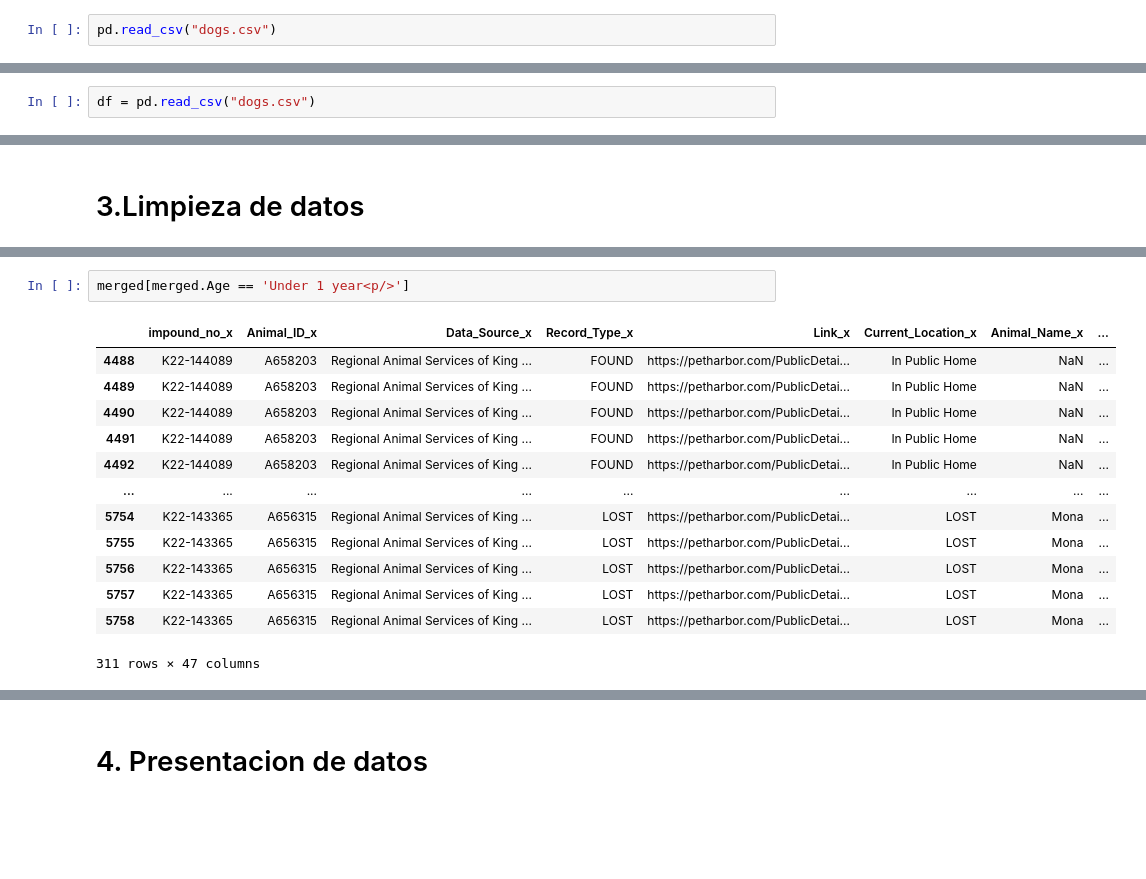
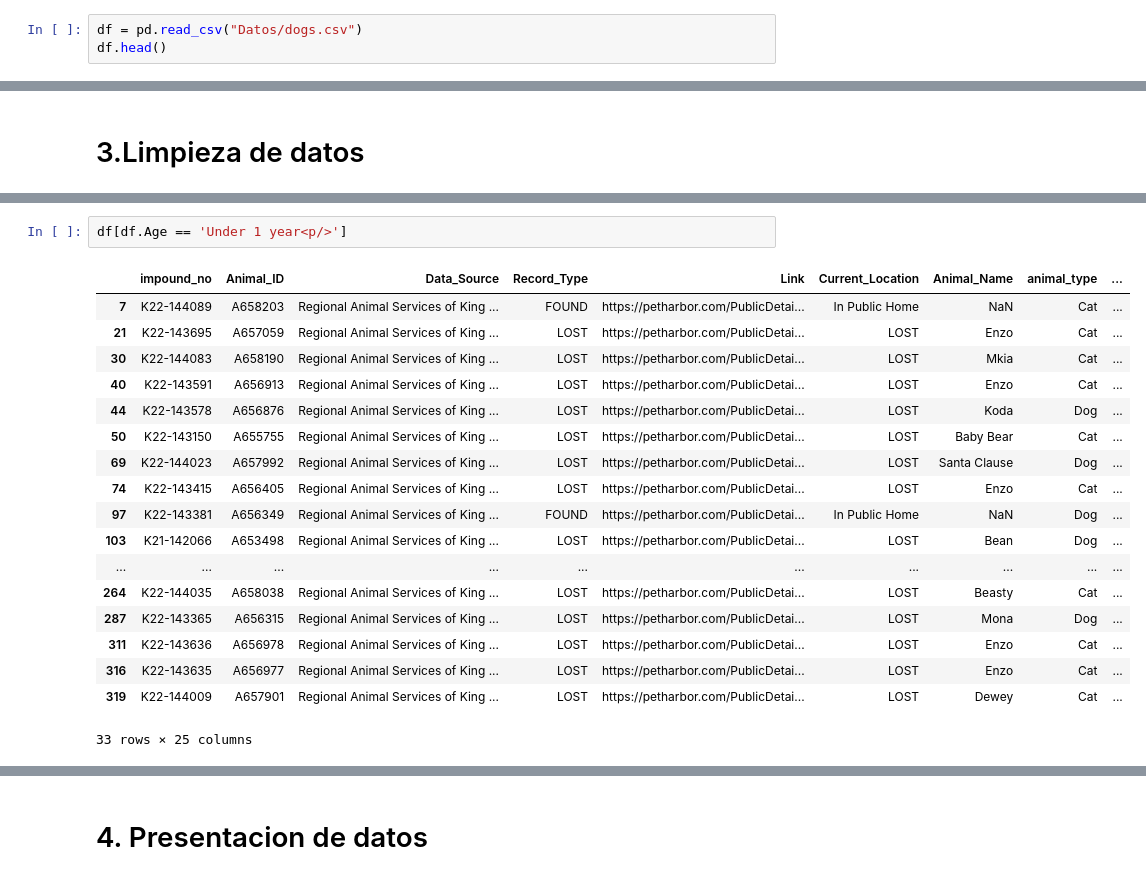
Before and after one commit to Rociotorrano/analisis_adopcion, a Jupyter notebook: Analisis sobre las adopciones.ipynb, the cells around one changed output, grey strips where cells are left out. Drawn from its saved outputs; the diff is of its cells as text; blank space fills up the shorter version.

```diff
--- a/Analisis sobre las adopciones.ipynb
+++ b/Analisis sobre las adopciones.ipynb
@@ -29,5 +31,6 @@ import pandas as pd
 # %%
-pd.read_csv("dogs.csv")
+df = pd.read_csv("Datos/dogs.csv")
+df.head()
 # %% [output]
 |  | impound_no | Animal_ID | Data_Source | Record_Type | Link | Current_Location | Animal_Name | animal_type | ... |
 | 0 | K22-143343 | A656261 | Regional Animal Services of King ... | FOUND | https://petharbor.com/PublicDetai... | In Public Home | Jennifer Lun | Dog | ... |
@@ -45,5 +42,3 @@ pd.read_csv("dogs.csv")
-# %%
-df = pd.read_csv("dogs.csv")
 # %% [markdown]
 # 2. Exploracion
 # %%
@@ -211,17 +196,22 @@ merged[merged.Age == 'Over 1 year<p/>']
 # %%
-merged[merged.Age == 'Under 1 year<p/>']
+df[df.Age == 'Under 1 year<p/>']
 # %% [output]
-|  | impound_no_x | Animal_ID_x | Data_Source_x | Record_Type_x | Link_x | Current_Location_x | Animal_Name_x | ... |
-| 4488 | K22-144089 | A658203 | Regional Animal Services of King ... | FOUND | https://petharbor.com/PublicDetai... | In Public Home | NaN | ... |
-| 4489 | K22-144089 | A658203 | Regional Animal Services of King ... | FOUND | https://petharbor.com/PublicDetai... | In Public Home | NaN | ... |
-| 4490 | K22-144089 | A658203 | Regional Animal Services of King ... | FOUND | https://petharbor.com/PublicDetai... | In Public Home | NaN | ... |
-| 4491 | K22-144089 | A658203 | Regional Animal Services of King ... | FOUND | https://petharbor.com/PublicDetai... | In Public Home | NaN | ... |
-| 4492 | K22-144089 | A658203 | Regional Animal Services of King ... | FOUND | https://petharbor.com/PublicDetai... | In Public Home | NaN | ... |
-| ... | ... | ... | ... | ... | ... | ... | ... | ... |
-| 5754 | K22-143365 | A656315 | Regional Animal Services of King ... | LOST | https://petharbor.com/PublicDetai... | LOST | Mona | ... |
-| 5755 | K22-143365 | A656315 | Regional Animal Services of King ... | LOST | https://petharbor.com/PublicDetai... | LOST | Mona | ... |
-| 5756 | K22-143365 | A656315 | Regional Animal Services of King ... | LOST | https://petharbor.com/PublicDetai... | LOST | Mona | ... |
-| 5757 | K22-143365 | A656315 | Regional Animal Services of King ... | LOST | https://petharbor.com/PublicDetai... | LOST | Mona | ... |
-| 5758 | K22-143365 | A656315 | Regional Animal Services of King ... | LOST | https://petharbor.com/PublicDetai... | LOST | Mona | ... |
+|  | impound_no | Animal_ID | Data_Source | Record_Type | Link | Current_Location | Animal_Name | animal_type | ... |
+| 7 | K22-144089 | A658203 | Regional Animal Services of King ... | FOUND | https://petharbor.com/PublicDetai... | In Public Home | NaN | Cat | ... |
+| 21 | K22-143695 | A657059 | Regional Animal Services of King ... | LOST | https://petharbor.com/PublicDetai... | LOST | Enzo | Cat | ... |
+| 30 | K22-144083 | A658190 | Regional Animal Services of King ... | LOST | https://petharbor.com/PublicDetai... | LOST | Mkia | Cat | ... |
+| 40 | K22-143591 | A656913 | Regional Animal Services of King ... | LOST | https://petharbor.com/PublicDetai... | LOST | Enzo | Cat | ... |
+| 44 | K22-143578 | A656876 | Regional Animal Services of King ... | LOST | https://petharbor.com/PublicDetai... | LOST | Koda | Dog | ... |
+| 50 | K22-143150 | A655755 | Regional Animal Services of King ... | LOST | https://petharbor.com/PublicDetai... | LOST | Baby Bear | Cat | ... |
+| 69 | K22-144023 | A657992 | Regional Animal Services of King ... | LOST | https://petharbor.com/PublicDetai... | LOST | Santa Clause | Dog | ... |
+| 74 | K22-143415 | A656405 | Regional Animal Services of King ... | LOST | https://petharbor.com/PublicDetai... | LOST | Enzo | Cat | ... |
+| 97 | K22-143381 | A656349 | Regional Animal Services of King ... | FOUND | https://petharbor.com/PublicDetai... | In Public Home | NaN | Dog | ... |
+| 103 | K21-142066 | A653498 | Regional Animal Services of King ... | LOST | https://petharbor.com/PublicDetai... | LOST | Bean | Dog | ... |
+| ... | ... | ... | ... | ... | ... | ... | ... | ... | ... |
+| 264 | K22-144035 | A658038 | Regional Animal Services of King ... | LOST | https://petharbor.com/PublicDetai... | LOST | Beasty | Cat | ... |
+| 287 | K22-143365 | A656315 | Regional Animal Services of King ... | LOST | https://petharbor.com/PublicDetai... | LOST | Mona | Dog | ... |
+| 311 | K22-143636 | A656978 | Regional Animal Services of King ... | LOST | https://petharbor.com/PublicDetai... | LOST | Enzo | Cat | ... |
+| 316 | K22-143635 | A656977 | Regional Animal Services of King ... | LOST | https://petharbor.com/PublicDetai... | LOST | Enzo | Cat | ... |
+| 319 | K22-144009 | A657901 | Regional Animal Services of King ... | LOST | https://petharbor.com/PublicDetai... | LOST | Dewey | Cat | ... |
-311 rows × 47 columns
+33 rows × 25 columns
 # %%
```
Also changed, not shown: parts of 17 cells of this notebook, 1 other file.
